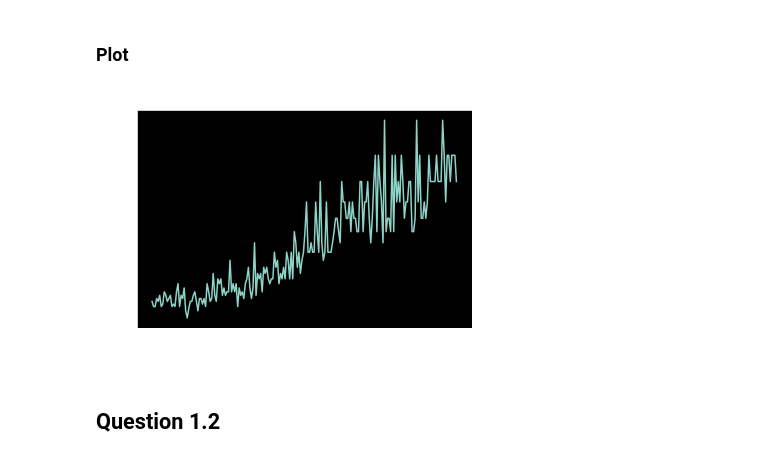
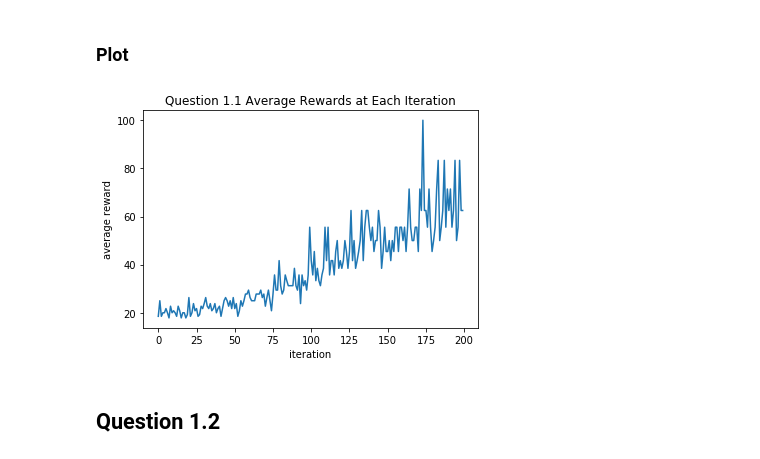
Before and after one commit to InspireX96/ECE-276C, a Jupyter notebook: ECE276C_HW3/p1.ipynb, the cells around one changed output. Saved outputs shown, nothing was run; the diff lists cells and outputs as text; code cells hidden in the pictures.

Commit message:
generate q1 report plot

```diff
--- a/ECE276C_HW3/p1.ipynb
+++ b/ECE276C_HW3/p1.ipynb
@@ -187,14 +187,14 @@ Episode [200/200] loss: 1682.77, average reward: 62.50, trajectory num: 8
 # %%
 %matplotlib inline
 plt.figure()
 plt.plot(average_reward_list)
-plt.xlabel('episode')
+plt.xlabel('iteration')
 plt.ylabel('average reward')
 plt.title('Question 1.1 Average Rewards at Each Iteration')
 plt.savefig('Question_1-1.png')
 plt.show()
 # %% [output]
-[figure, old version]
+[figure, new version]
 # %% [markdown]
 ## Question 1.2
 # %%
```
Also changed, not shown: parts of 8 cells of this notebook.
